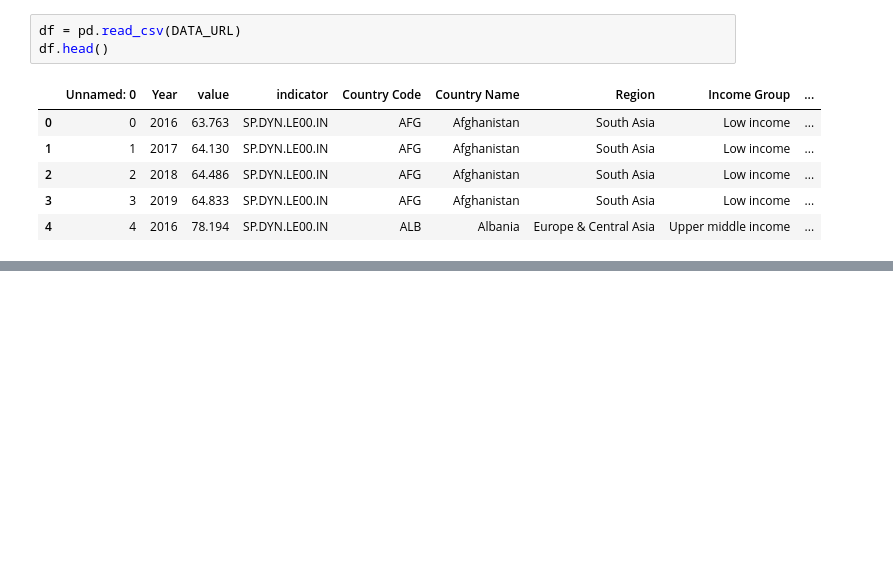
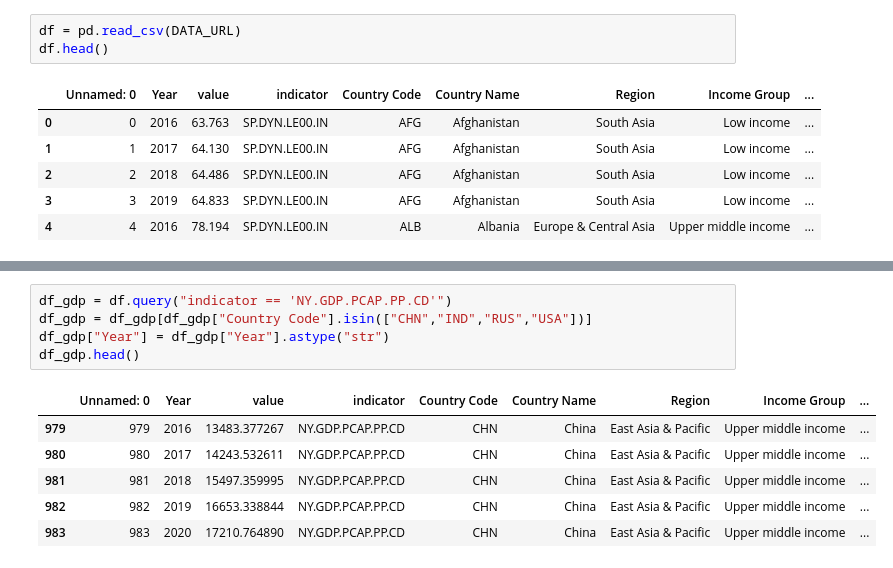
Before and after one commit to abdulSalamKagaji97/world_development_explorer, a Jupyter notebook: Part_B/Abdul_Salam_Part_B_inclass_3_28.ipynb, the cells around one changed output, grey strips where cells are left out. Saved outputs shown, nothing was run; the diff lists cells and outputs as text; blank space fills up the shorter version.

```diff
--- a/Part_B/Abdul_Salam_Part_B_inclass_3_28.ipynb
+++ b/Part_B/Abdul_Salam_Part_B_inclass_3_28.ipynb
@@ -44,0 +104,12 @@ fig.show()
+# %%
+df_gdp = df.query("indicator == 'NY.GDP.PCAP.PP.CD'")
+df_gdp = df_gdp[df_gdp["Country Code"].isin(["CHN","IND","RUS","USA"])]
+df_gdp["Year"] = df_gdp["Year"].astype("str")
+df_gdp.head()
+# %% [output]
+|  | Unnamed: 0 | Year | value | indicator | Country Code | Country Name | Region | Income Group | ... |
+| 979 | 979 | 2016 | 13483.377267 | NY.GDP.PCAP.PP.CD | CHN | China | East Asia & Pacific | Upper middle income | ... |
+| 980 | 980 | 2017 | 14243.532611 | NY.GDP.PCAP.PP.CD | CHN | China | East Asia & Pacific | Upper middle income | ... |
+| 981 | 981 | 2018 | 15497.359995 | NY.GDP.PCAP.PP.CD | CHN | China | East Asia & Pacific | Upper middle income | ... |
+| 982 | 982 | 2019 | 16653.338844 | NY.GDP.PCAP.PP.CD | CHN | China | East Asia & Pacific | Upper middle income | ... |
+| 983 | 983 | 2020 | 17210.764890 | NY.GDP.PCAP.PP.CD | CHN | China | East Asia & Pacific | Upper middle income | ... |
```
Also changed, not shown: parts of 7 cells of this notebook.
